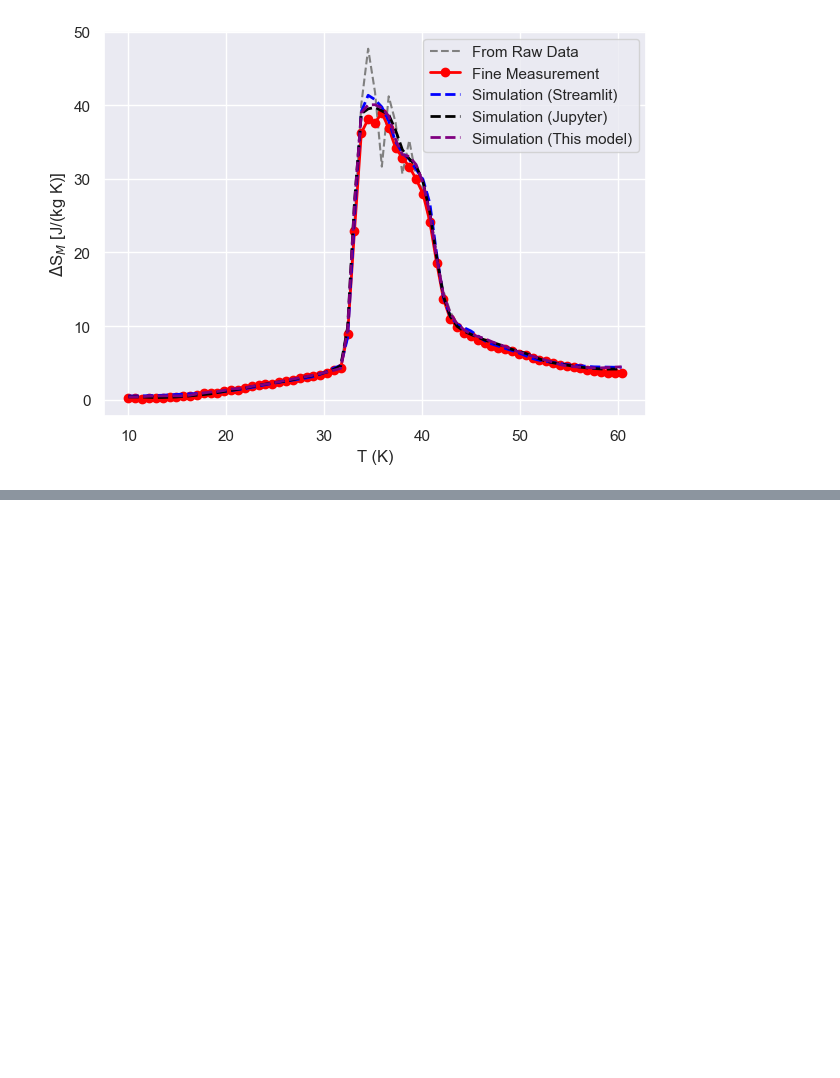
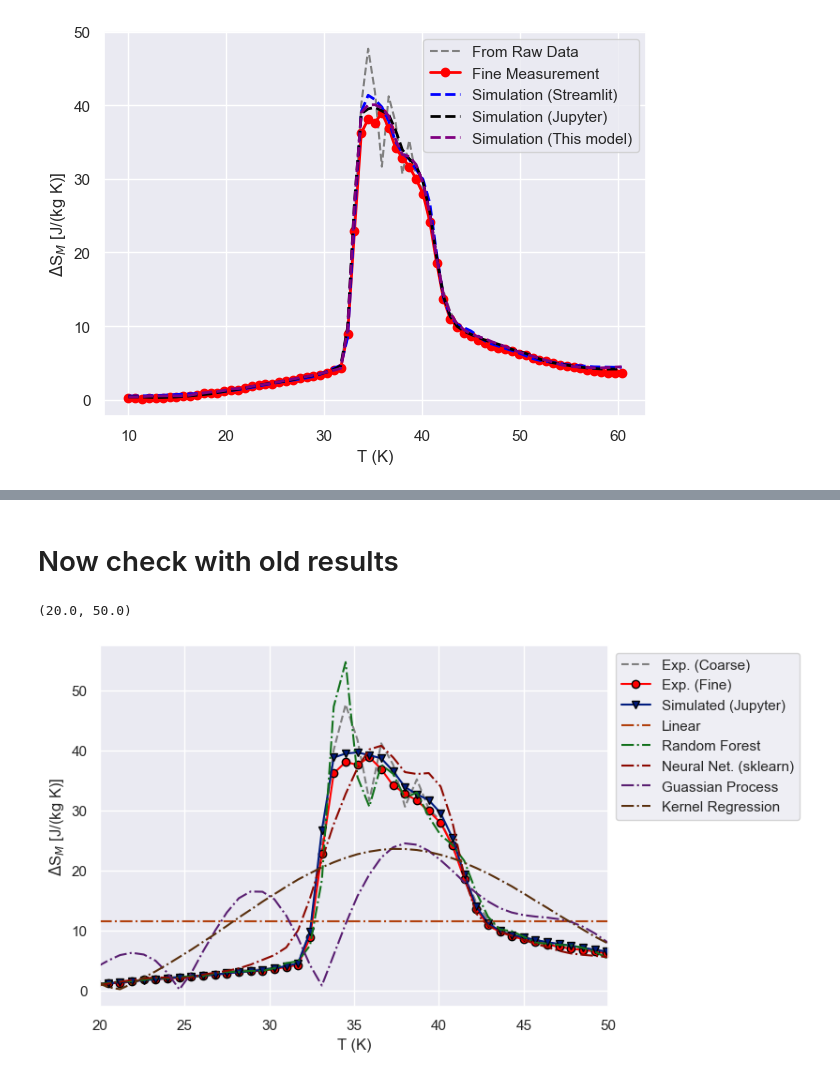
Before and after one commit to kensei-te/mat_interp, a Jupyter notebook: notebooks/Simulation Visualizaiton.ipynb, the cells around one changed output, grey strips where cells are left out. Drawn from its saved outputs; the diff is of its cells as text; code cells hidden in the pictures; blank space fills up the shorter version.

Commit message:
Added other tests with sklearn

```diff
--- a/notebooks/Simulation Visualizaiton.ipynb
+++ b/notebooks/Simulation Visualizaiton.ipynb
@@ -241,0 +305,31 @@ Text(0, 0.5, '$\\Delta$S$_{M}$ [J/(kg K)]')
+# %% [markdown]
+# Now check with old results
+# %%
+import seaborn as sns
+ds_dataframes = [
+    (entropy_exp, 'Exp. (Coarse)'),
+    (entropy_fine, 'Exp. (Fine)'),
+#     (sim_entropy, 'Simulated (Streamlit)'),
+    (jupyter_sim, 'Simulated (Jupyter)'),
+#     (new_model_entropy, 'Simulated (New Model)'),
+    (results['linear'][0], 'Linear'),
+    (results['random forest'][0], 'Random Forest'),
+    (results['nn-scikit'][0], 'Neural Net. (sklearn)'),
+    (results['gaussian_process'][0], 'Guassian Process'),
+    (results['kernel'][0], 'Kernel Regression')
+]
+colors = ["grey", "red"] + list(sns.color_palette(palette = "dark", n_colors=len(ds_dataframes) - 2))
+paramaters = ['--', 'o-', 'v-'] + ['-.']*(len(ds_dataframes) - 3)
+# %%
+fields_to_plot = [5] # Plot 1 3 and 5 T
+fig, ax = plt.subplots(figsize=(7,5))
+for (ds_df, label), color, param in zip(ds_dataframes, colors, paramaters):
+    df_plot = ds_df.query("dh == @field")
+    plt.plot(df_plot.t, df_plot.ds,param, mec='black', label = label, color=color)
+plt.legend(bbox_to_anchor=(1,1))
+plt.xlabel("T (K)")
+plt.ylabel(r"$\Delta$S$_{M}$ [J/(kg K)]")
+plt.xlim([20,50])
+# %% [output]
+(20.0, 50.0)
+[figure, added]
```
Also changed, not shown: parts of 10 cells of this notebook, 1 other file.
